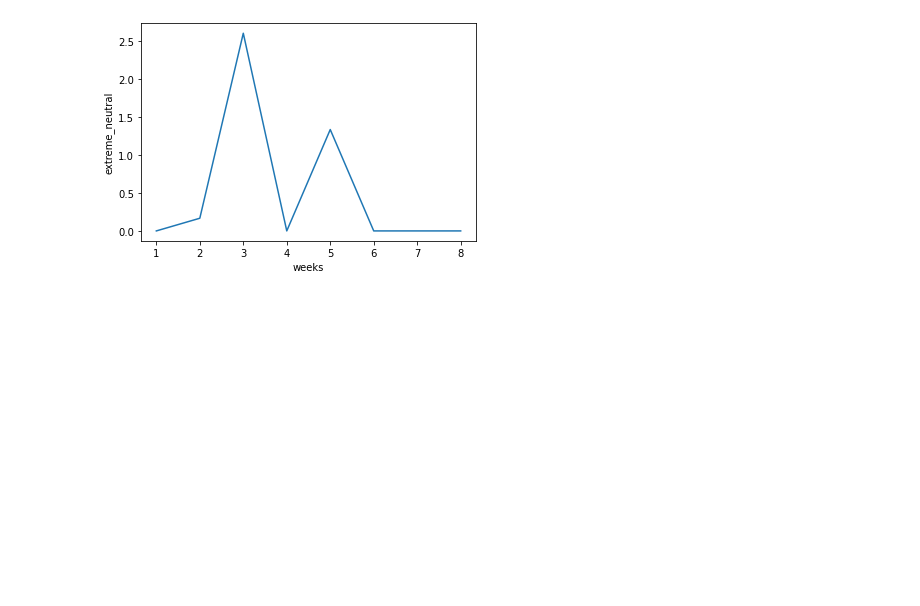
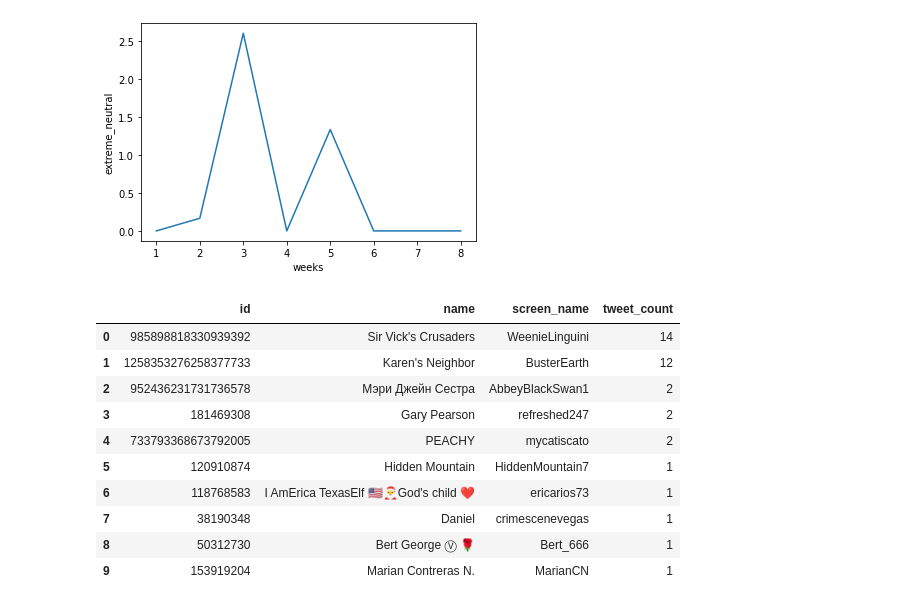
Before and after one commit to MennoCoehoorn/PDT_1, a Jupyter notebook: Tweets.ipynb, the cells around one changed output. Cells and saved outputs as stored; diff of their text form; code cells hidden in the pictures; blank space fills up the shorter version.

Commit message:
Top accounts done

```diff
--- a/Tweets.ipynb
+++ b/Tweets.ipynb
@@ -201,3 +201,31 @@ ax.set_ylabel('extreme_neutral')  # Add an x-label to the axes.
 [1, 2, 3, 4, 5, 6, 7, 8]
 Text(0, 0.5, 'extreme_neutral')
 [figure]
+# %%
+sql = """SELECT
+	a.id,
+	a.name,
+	a.screen_name,
+	count(t.id) as tweet_count
+FROM tweets t INNER JOIN tweet_theories tt ON t.id = tt.tweet_id
+INNER JOIN accounts a ON t.author_id = a.id
+WHERE t.compound NOT BETWEEN -0.5 AND 0.5 AND tt.theory_id = %s
+GROUP BY a.name, a.screen_name, a.id
+ORDER BY tweet_count DESC
+LIMIT 10;"""
+theory_id = 13
+top_acc_data = pd.read_sql_query(sql, cnx, params=(theory_id,))
+# %%
+top_acc_data.head(10)
+# %% [output]
+|  | id | name | screen_name | tweet_count |
+| 0 | 985898818330939392 | Sir Vick's Crusaders | WeenieLinguini | 14 |
+| 1 | 1258353276258377733 | Karen's Neighbor | BusterEarth | 12 |
+| 2 | 952436231731736578 | Мэри Джейн Сестра | AbbeyBlackSwan1 | 2 |
+| 3 | 181469308 | Gary Pearson | refreshed247 | 2 |
+| 4 | 733793368673792005 | PEACHY | mycatiscato | 2 |
+| 5 | 120910874 | Hidden Mountain | HiddenMountain7 | 1 |
+| 6 | 118768583 | I AmErica TexasElf 🇺🇸🎅God's child ❤ | ericarios73 | 1 |
+| 7 | 38190348 | Daniel | crimescenevegas | 1 |
+| 8 | 50312730 | Bert George Ⓥ 🌹 | Bert_666 | 1 |
+| 9 | 153919204 | Marian Contreras N. | MarianCN | 1 |
```
